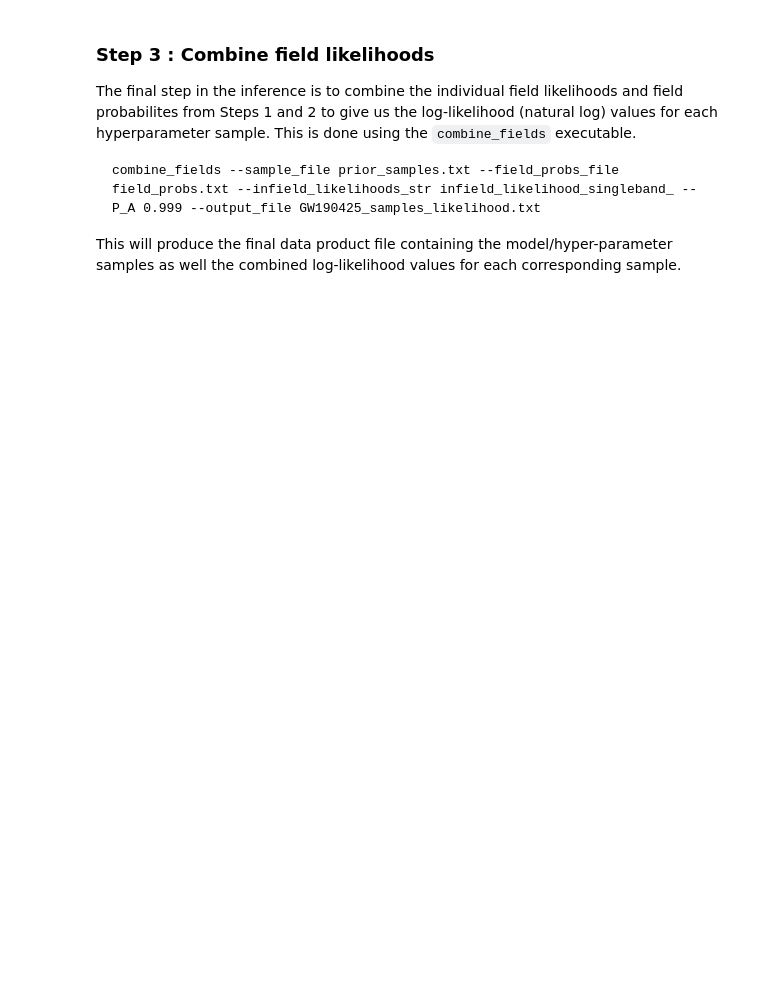
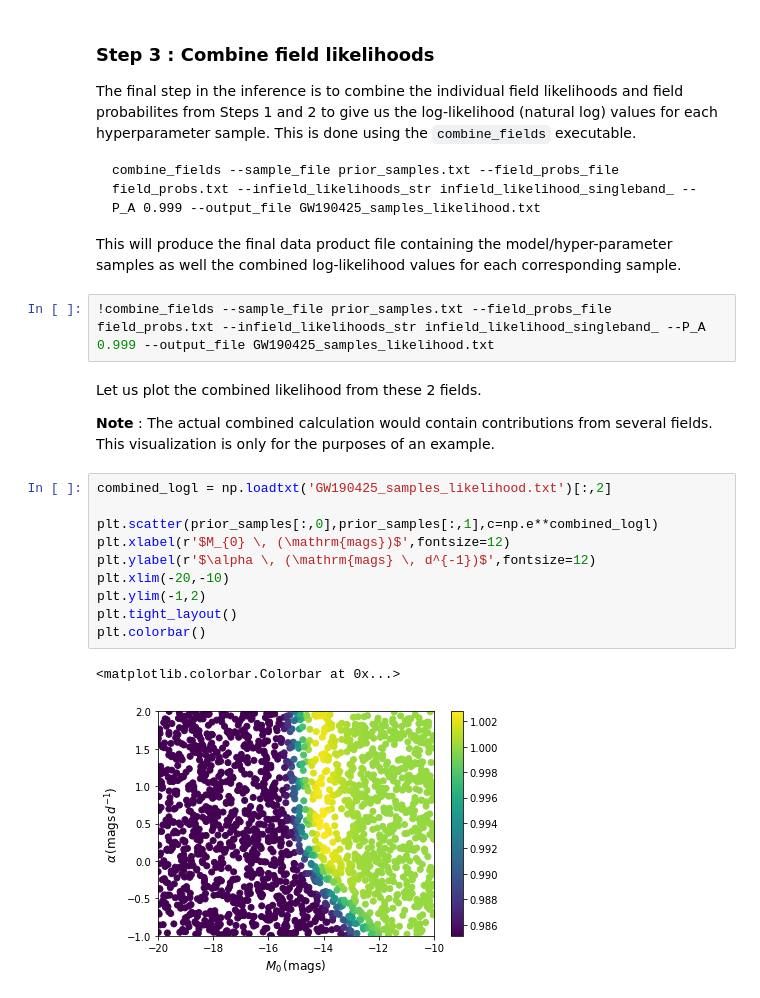
Before and after one commit to sidmohite/nimbus-astro, a Jupyter notebook: examples/example_notebook.ipynb, the cells around one changed output. Saved outputs shown, nothing was run; the diff lists cells and outputs as text; blank space fills up the shorter version.

Commit message:
Update example notebook.

```diff
--- a/examples/example_notebook.ipynb
+++ b/examples/example_notebook.ipynb
@@ -128,3 +159,22 @@ The final step in the inference is to combine the individual field likelihoods a
     combine_fields --sample_file prior_samples.txt --field_probs_file field_probs.txt --infield_likelihoods_str infield_likelihood_singleband_ --P_A 0.999 --output_file GW190425_samples_likelihood.txt
 
 This will produce the final data product file containing the model/hyper-parameter samples as well the combined log-likelihood values for each corresponding sample.
+# %%
+!combine_fields --sample_file prior_samples.txt --field_probs_file field_probs.txt --infield_likelihoods_str infield_likelihood_singleband_ --P_A 0.999 --output_file GW190425_samples_likelihood.txt
+# %% [markdown]
+Let us plot the combined likelihood from these 2 fields.
+
+**Note** : The actual combined calculation would contain contributions from several fields. This visualization is only for the purposes of an example.
+# %%
+combined_logl = np.loadtxt('GW190425_samples_likelihood.txt')[:,2]
+
+plt.scatter(prior_samples[:,0],prior_samples[:,1],c=np.e**combined_logl)
+plt.xlabel(r'$M_{0} \, (\mathrm{mags})$',fontsize=12)
+plt.ylabel(r'$\alpha \, (\mathrm{mags} \, d^{-1})$',fontsize=12)
+plt.xlim(-20,-10)
+plt.ylim(-1,2)
+plt.tight_layout()
+plt.colorbar()
+# %% [output]
+<matplotlib.colorbar.Colorbar at 0x...>
+[figure, added]
```
Also changed, not shown: parts of 10 cells of this notebook.
